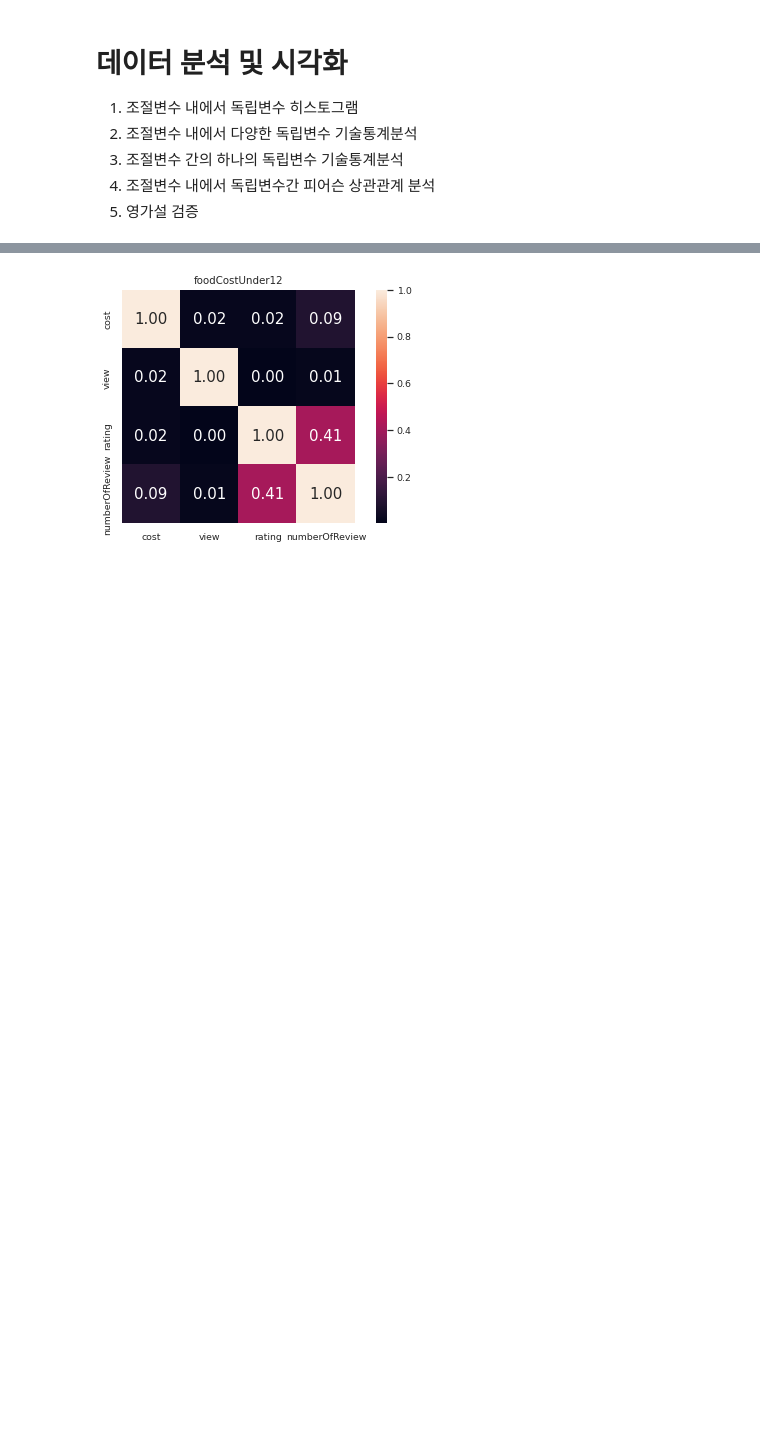
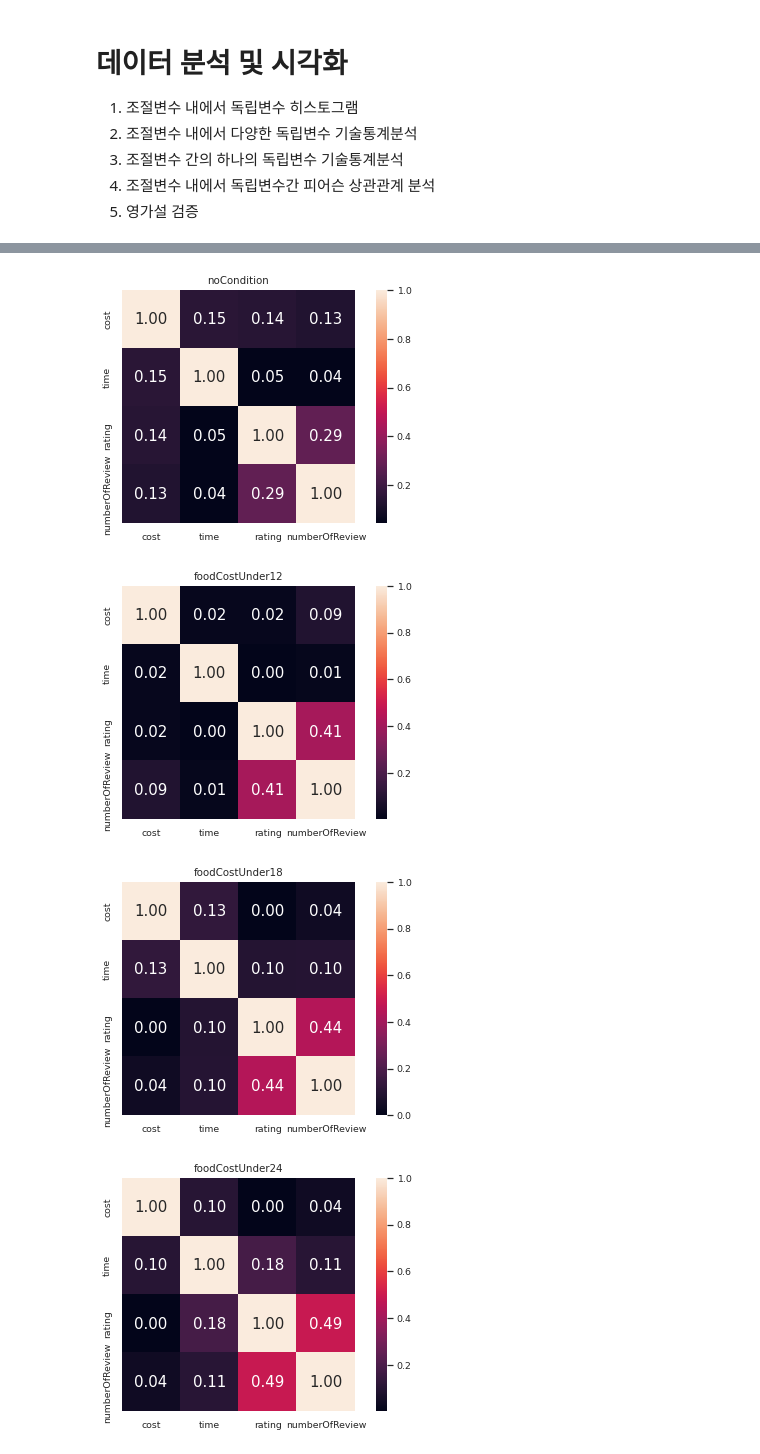
Before and after one commit to DonghyunKim98/probability_statistics_data_analysis, a Jupyter notebook: 확률및통계2022_DataAnalysis.ipynb, the cells around one changed output, grey strips where cells are left out. Drawn from its saved outputs; the diff is of its cells as text; code cells hidden in the pictures; blank space fills up the shorter version.

```diff
--- a/확률및통계2022_DataAnalysis.ipynb
+++ b/확률및통계2022_DataAnalysis.ipynb
@@ -151,6 +149,7 @@ def showMeanAndStdInOneModerate (prefixIndex):
     plt.legend(prop={'size':15})
     plt.show()
 
-showMeanAndStdInOneModerate(0)
+for i in range(16):
+  showMeanAndStdInOneModerate(i)
 # %% [output]
 [figure]
@@ -186,5 +197,6 @@ def showPlotByModerates (moderateIndex):
   plt.tight_layout(h_pad=5) # 겹치지 않게 설정, 여백설정
   plt.show()
 
-showPlotByModerates(3)
+for i in range(4):
+  showPlotByModerates(i)
 # %% [output]
@@ -192,26 +207,30 @@ showPlotByModerates(3)
 # %%
 # ④ 조절변수 내에서 독립변수간 피어슨 상관관계 분석
 def correlationHitmap (prefixIndex):
     prefixName = prefix_names[prefixIndex]
     conditionCols = []
     for suffix in suffix_names:
       conditionCols.append(prefixName+'-'+suffix)
     Corr = data[conditionCols].corr(method='pearson')
-    cols_view=['cost','view','rating','numberOfReview']
+    cols_view=['cost','time','rating','numberOfReview']
     sns.set(font_scale=0.85)
     hm = sns.heatmap(Corr.values,
                     cbar = True,
                     annot= True,
                     square= True,
                     fmt = '.2f',
                     annot_kws = {'size': 15},
                     yticklabels = cols_view,
                     xticklabels = cols_view)
 
     plt.title(prefixName)
     plt.tight_layout()
     plt.show()
 
-correlationHitmap(1)
+for i in range(16):
+  correlationHitmap(i)
 # %% [output]
-[figure, old version]
+[figure, new version]
+[figure, added]
+[figure, added]
+[figure, added]
```
Also changed, not shown: parts of 7 cells of this notebook.
